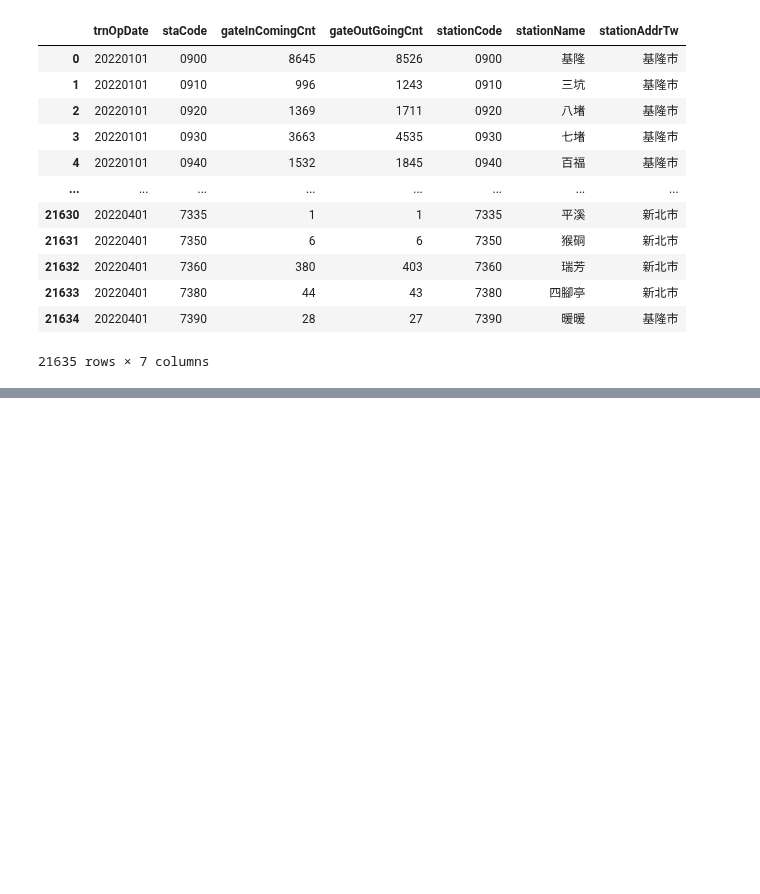
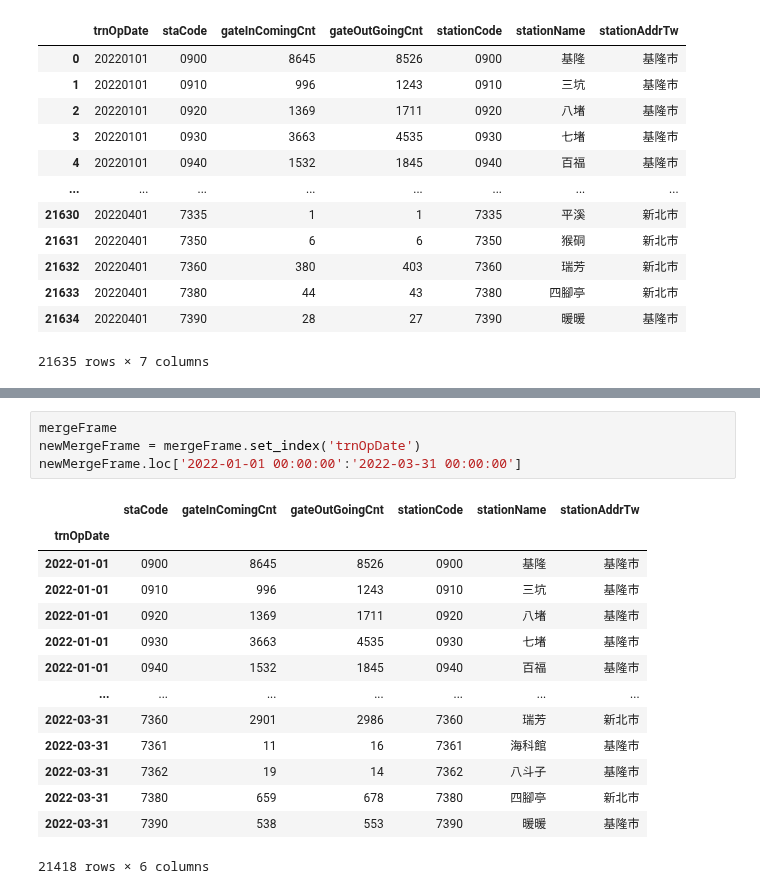
Before and after one commit to roberthsu2003/PythonForDataAnalysis, a Jupyter notebook: 星期13/lesson19_2.ipynb, the cells around one changed output, grey strips where cells are left out. Drawn from its saved outputs; the diff is of its cells as text; blank space fills up the shorter version.

```diff
--- a/星期13/lesson19_2.ipynb
+++ b/星期13/lesson19_2.ipynb
@@ -134,0 +153,19 @@ mergeFrame
+# %%
+mergeFrame
+newMergeFrame = mergeFrame.set_index('trnOpDate')
+newMergeFrame.loc['2022-01-01 00:00:00':'2022-03-31 00:00:00']
+# %% [output]
+|  | staCode | gateInComingCnt | gateOutGoingCnt | stationCode | stationName | stationAddrTw |
+| trnOpDate |  |  |  |  |  |  |
+| 2022-01-01 | 0900 | 8645 | 8526 | 0900 | 基隆 | 基隆市 |
+| 2022-01-01 | 0910 | 996 | 1243 | 0910 | 三坑 | 基隆市 |
+| 2022-01-01 | 0920 | 1369 | 1711 | 0920 | 八堵 | 基隆市 |
+| 2022-01-01 | 0930 | 3663 | 4535 | 0930 | 七堵 | 基隆市 |
+| 2022-01-01 | 0940 | 1532 | 1845 | 0940 | 百福 | 基隆市 |
+| ... | ... | ... | ... | ... | ... | ... |
+| 2022-03-31 | 7360 | 2901 | 2986 | 7360 | 瑞芳 | 新北市 |
+| 2022-03-31 | 7361 | 11 | 16 | 7361 | 海科館 | 基隆市 |
+| 2022-03-31 | 7362 | 19 | 14 | 7362 | 八斗子 | 基隆市 |
+| 2022-03-31 | 7380 | 659 | 678 | 7380 | 四腳亭 | 新北市 |
+| 2022-03-31 | 7390 | 538 | 553 | 7390 | 暖暖 | 基隆市 |
+21418 rows × 6 columns
```
Also changed, not shown: parts of 1 cell of this notebook.
